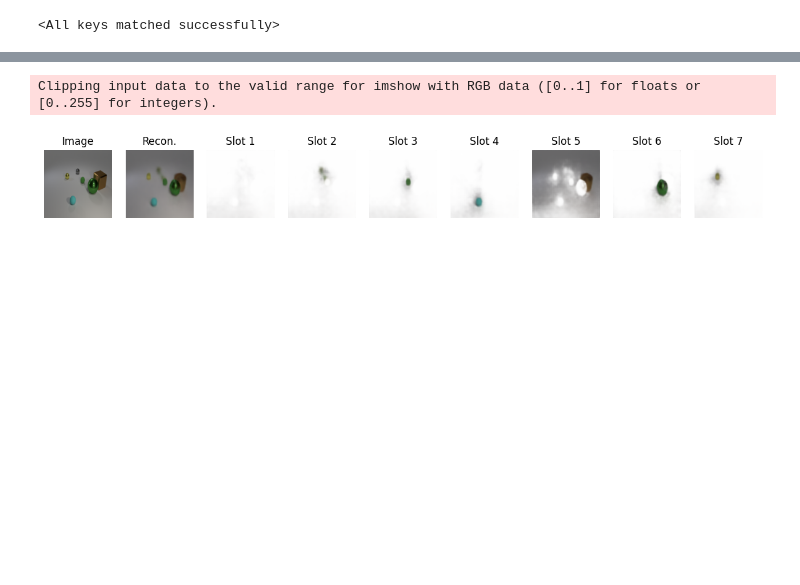
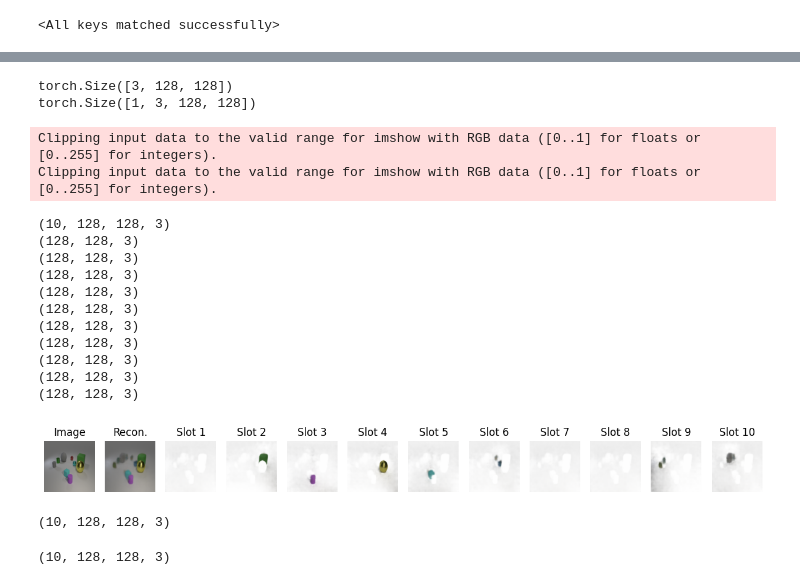
Before and after one commit to michael-psenka/vnl-testbed, a Jupyter notebook: pytorch/slot-attention-pytorch/eval.ipynb, the cells around one changed output, grey strips where cells are left out. Drawn from its saved outputs; the diff is of its cells as text; code cells hidden in the pictures; blank space fills up the shorter version.

Commit message:
slot_merging

```diff
--- a/pytorch/slot-attention-pytorch/eval.ipynb
+++ b/pytorch/slot-attention-pytorch/eval.ipynb
@@ -6,15 +6,23 @@ import numpy as np
 # %%
 # Hyperparameters.
 seed = 0
-batch_size = 1
-num_slots = 7
+batch_size = 1  # wondering trained on some fixed slot makes difference
+num_slots = 10
 num_iterations = 3
 resolution = (128, 128)
 # %%
 resolution = (128, 128)
 model = SlotAttentionAutoEncoder(resolution, num_slots, num_iterations, 64)
-model.load_state_dict(torch.load("./tmp/model10.ckpt")["model_state_dict"])
+model_path = "/shared/rzhang/slot_att/tmp/reduced-decoder/model10.ckpt"
+model.load_state_dict(torch.load(model_path)["model_state_dict"])
 # %% [output]
 <All keys matched successfully>
 # %%
 test_set = CLEVR("test")
+# %%
+model = model.to(device)
+image = test_set[4]["image"]
+print(image.shape)
+image = image.unsqueeze(0).to(device)
+# recon_combined, recons, masks, slots = model(image)
+# print(recon_combined.shape)
@@ -21,33 +75,63 @@ test_set = CLEVR("test")
 # %%
 model = model.to(device)
-image = test_set[2]["image"]
+image = test_set[4]["image"]
 image = image.unsqueeze(0).to(device)
 recon_combined, recons, masks, slots = model(image)
+print(recon_combined.shape)
+# %% [output]
+torch.Size([3, 128, 128])
+torch.Size([1, 3, 128, 128])
 # %%
 import matplotlib.pyplot as plt
 from PIL import Image as Image, ImageEnhance
 
 fig, ax = plt.subplots(1, num_slots + 2, figsize=(15, 2))
 image = image.squeeze(0)
 recon_combined = recon_combined.squeeze(0)
 recons = recons.squeeze(0)
 masks = masks.squeeze(0)
 image = image.permute(1, 2, 0).cpu().numpy()
 recon_combined = recon_combined.permute(1, 2, 0)
 recon_combined = recon_combined.cpu().detach().numpy()
 recons = recons.cpu().detach().numpy()
 masks = masks.cpu().detach().numpy()
 ax[0].imshow(image)
 ax[0].set_title("Image")
 ax[1].imshow(recon_combined)
 ax[1].set_title("Recon.")
-for i in range(7):
+print(recons.shape)
+for i in range(num_slots):
     picture = recons[i] * masks[i] + (1 - masks[i])
+    print(picture.shape)
     ax[i + 2].imshow(picture)
     ax[i + 2].set_title("Slot %s" % str(i + 1))
 for i in range(len(ax)):
     ax[i].grid(False)
     ax[i].axis("off")
 # %% [output]
 Clipping input data to the valid range for imshow with RGB data ([0..1] for floats or [0..255] for integers).
+Clipping input data to the valid range for imshow with RGB data ([0..1] for floats or [0..255] for integers).
+(10, 128, 128, 3)
+(128, 128, 3)
+(128, 128, 3)
+(128, 128, 3)
+(128, 128, 3)
+(128, 128, 3)
+(128, 128, 3)
+(128, 128, 3)
+(128, 128, 3)
+(128, 128, 3)
+(128, 128, 3)
-[figure, old version]
+[figure, new version]
+# %%
+print(recons.shape)
+# %% [output]
+(10, 128, 128, 3)
+# %%
+# recursively extract background
+num_slots = 2
+model = SlotAttentionAutoEncoder(resolution, num_slots, num_iterations, 64)
+model.load_state_dict(torch.load(model_path)["model_state_dict"])
+print(recons.shape)
+# %% [output]
+(10, 128, 128, 3)
```
Also changed, not shown: parts of 5 cells of this notebook, 3 other files.
